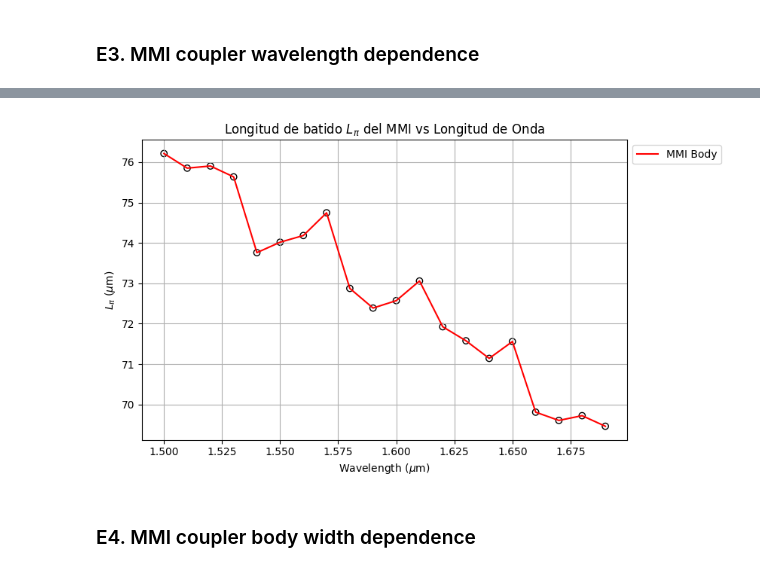
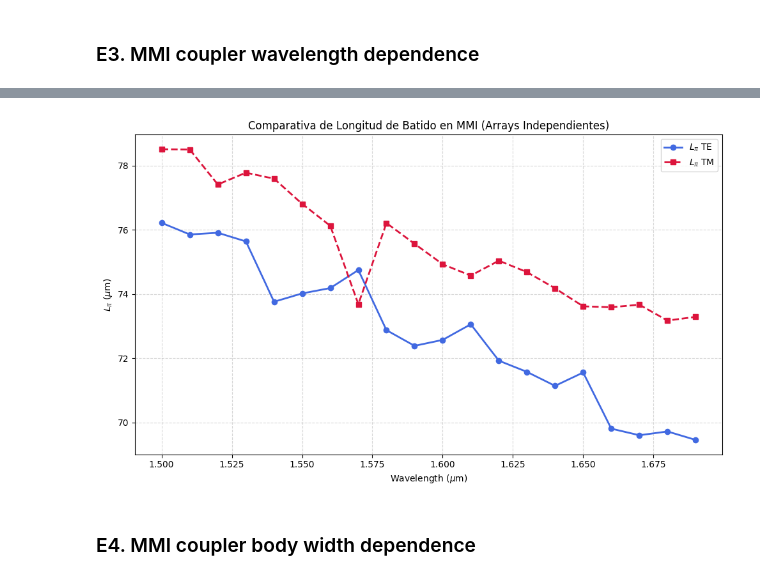
Before and after one commit to rauleet/cifoin-lab2, a Jupyter notebook: COUPLERS_Student.ipynb, the cells around one changed output, grey strips where cells are left out. Drawn from its saved outputs; the diff is of its cells as text; code cells hidden in the pictures.

```diff
--- a/COUPLERS_Student.ipynb
+++ b/COUPLERS_Student.ipynb
@@ -1048,6 +1065,8 @@ Gap (um)   | L_pi_TE (um)
 wavelength_sweep = np.arange(1.5, 1.77, 0.01)
 l_pi_te_list = []
 valid_wavelengths = []
+l_pi_tm_list = []
+valid_wavelengths_tm = []
 
 for wl in wavelength_sweep:
     # Ejecutamos el coupler para cada longitud de onda individual
@@ -1084,14 +1103,30 @@ for wl in wavelength_sweep:
     else:
         print(f"Aviso: No se encontraron 2 modos TE para lambda = {wl}")
 
+    tm_indices = np.where(te_fraction < 0.5)[0]
+
+    if len(tm_indices) >= 2:
+        n_even_tm = neffs[tm_indices[0]].real
+        n_odd_tm = neffs[tm_indices[1]].real
+
+        # Cálculo de L_pi: 0.5 * lambda / (n_even - n_odd)
+        l_pi_tm = abs(0.5 * wl / (n_even_tm - n_odd_tm))
+        l_pi_tm_list.append(l_pi_tm)
+        valid_wavelengths_tm.append(wl)
+    else:
+        print(f"Aviso: No se encontraron 2 modos TM para lambda = {wl}")
+
 # Convertimos a array para el plot
 L_pi_TE = np.array(l_pi_te_list)
 wavelength_plot = np.array(valid_wavelengths)
+L_pi_TM = np.array(l_pi_tm_list)
+wavelength_plot_tm = np.array(valid_wavelengths_tm)
 
 # --- GRÁFICA ---
 plt.figure(figsize=(10, 5))
 plt.scatter(wavelength_plot, L_pi_TE, edgecolors='k', facecolors='none', label='__nolegend__')
 plt.plot(wavelength_plot, L_pi_TE, label='Deep', marker='o')
+plt.plot(wavelength_plot_tm, L_pi_TM, 'ro--', label='$L_\pi$ TM', linewidth=2)
 
 plt.xlabel("Wavelength (um)")
 plt.ylabel("L_pi (um)")
@@ -1280,59 +1344,71 @@ plt.show()
 # %%
-# Rango de longitudes de onda (ya definido en tu snippet)
+# 1. Definición del rango de longitudes de onda
 lambda_c_sweep = np.arange(1.5, 1.7, 0.01)
-l_pi_mmi_list = []
-valid_lambdas = []
+
+# Listas temporales para recolectar datos
+l_pi_te_list = []
+wl_te_list = []
+l_pi_tm_list = []
+wl_tm_list = []
 
 for wl in lambda_c_sweep:
-    # 1. Definimos el waveguide del MMI para cada longitud de onda
-    mmi_body_waveguide = gt.modes.Waveguide(
+    # Definición del MMI
+    mmi_body = gt.modes.Waveguide(
         core_width=6.6,
         core_thickness=300 * nm,
         slab_thickness=150 * nm,
         core_material='sin',
         clad_material='sio2',
-        wavelength=wl, # Longitud de onda actual
-        num_modes=15,
+        wavelength=wl,
+        num_modes=15,  # Importante: muchos modos para capturar TM en guías anchas
         max_grid_scaling=1.5,
         grid_resolution=20,
         cache_path='.cache/',
         precision='double',
     )
 
-    # 2. Obtenemos neff y fracción TE
-    neffs = mmi_body_waveguide.n_eff
-    te_fraction = mmi_body_waveguide.fraction_te
+    neffs = mmi_body.n_eff
+    te_fracs = mmi_body.fraction_te
 
-    # 3. Buscamos los dos primeros modos TE (índices 0 y 1 usualmente)
-    te_indices = np.where(te_fraction > 0.5)[0]
+    # --- PROCESAMIENTO TE ---
+    te_idx = np.where(te_fracs > 0.5)[0]
+    if len(te_idx) >= 2:
+        n0_te = neffs[te_idx[0]].real
+        n1_te = neffs[te_idx[1]].real
+        l_pi_te_list.append(abs(0.5 * wl / (n0_te - n1_te)))
+        wl_te_list.append(wl)
 
-    if len(te_indices) >= 2:
-        # Extraemos n_eff del modo fundamental y el de primer orden
-        n0 = neffs[te_indices[0]].real
-        n1 = neffs[te_indices[1]].real
+    # --- PROCESAMIENTO TM ---
+    tm_idx = np.where(te_fracs < 0.5)[0]
+    if len(tm_idx) >= 2:
+        n0_tm = neffs[tm_idx[0]].real
+        n1_tm = neffs[tm_idx[1]].real
+        l_pi_tm_list.append(abs(0.5 * wl / (n0_tm - n1_tm)))
+        wl_tm_list.append(wl)
+    else:
+        print(f"Aviso: No se encontraron suficientes modos TM para {wl} um")
 
-        # 4. Cálculo de L_pi para el MMI: 0.5 * lambda / (n0 - n1)
-        l_pi = abs(0.5 * wl / (n0 - n1))
+# 2. Creación de ARRAYS INDEPENDIENTES
+L_PI_TE = np.array(l_pi_te_list)
+WL_TE   = np.array(wl_te_list)
 
-        l_pi_mmi_list.append(l_pi)
-        valid_lambdas.append(wl)
-    else:
-        print(f"No se encontraron suficientes modos TE para lambda = {wl}")
-
-# Convertimos a arrays para graficar
-L_pi_MMI = np.array(l_pi_mmi_list)
-wavelength_plot = np.array(valid_lambdas)
+L_PI_TM = np.array(l_pi_tm_list)
+WL_TM   = np.array(wl_tm_list)
 
 # --- GRÁFICA ---
-plt.figure(figsize=(10, 5))
-plt.scatter(wavelength_plot, L_pi_MMI, edgecolors='k', facecolors='none', label='__nolegend__')
-plt.plot(wavelength_plot, L_pi_MMI, label='MMI Body', color='red')
+plt.figure(figsize=(10, 6))
+
+# Gráfica TE
+plt.plot(WL_TE, L_PI_TE, 'o-', color='royalblue', label='$L_\pi$ TE', linewidth=2)
+
+# Gráfica TM
+plt.plot(WL_TM, L_PI_TM, 's--', color='crimson', label='$L_\pi$ TM', linewidth=2)
 
 plt.xlabel("Wavelength ($\mu$m)")
 plt.ylabel("$L_\pi$ ($\mu$m)")
-plt.title("Longitud de batido $L_\pi$ del MMI vs Longitud de Onda")
-plt.grid(True)
-plt.legend(loc='upper left', bbox_to_anchor=(1, 1))
-plt.tight_layout(rect=[0, 0, 0.85, 1])
+plt.title("Comparativa de Longitud de Batido en MMI (Arrays Independientes)")
+plt.grid(True, which='both', linestyle='--', alpha=0.5)
+plt.legend()
+plt.tight_layout()
 plt.show()
 # %% [output]
@@ -1359,4 +1435,4 @@ plt.show()
-[figure, old version]
+[figure, new version]
 # %% [markdown]
 ### E4. MMI coupler body width dependence
 # %%
```
Also changed, not shown: parts of 9 cells of this notebook.
